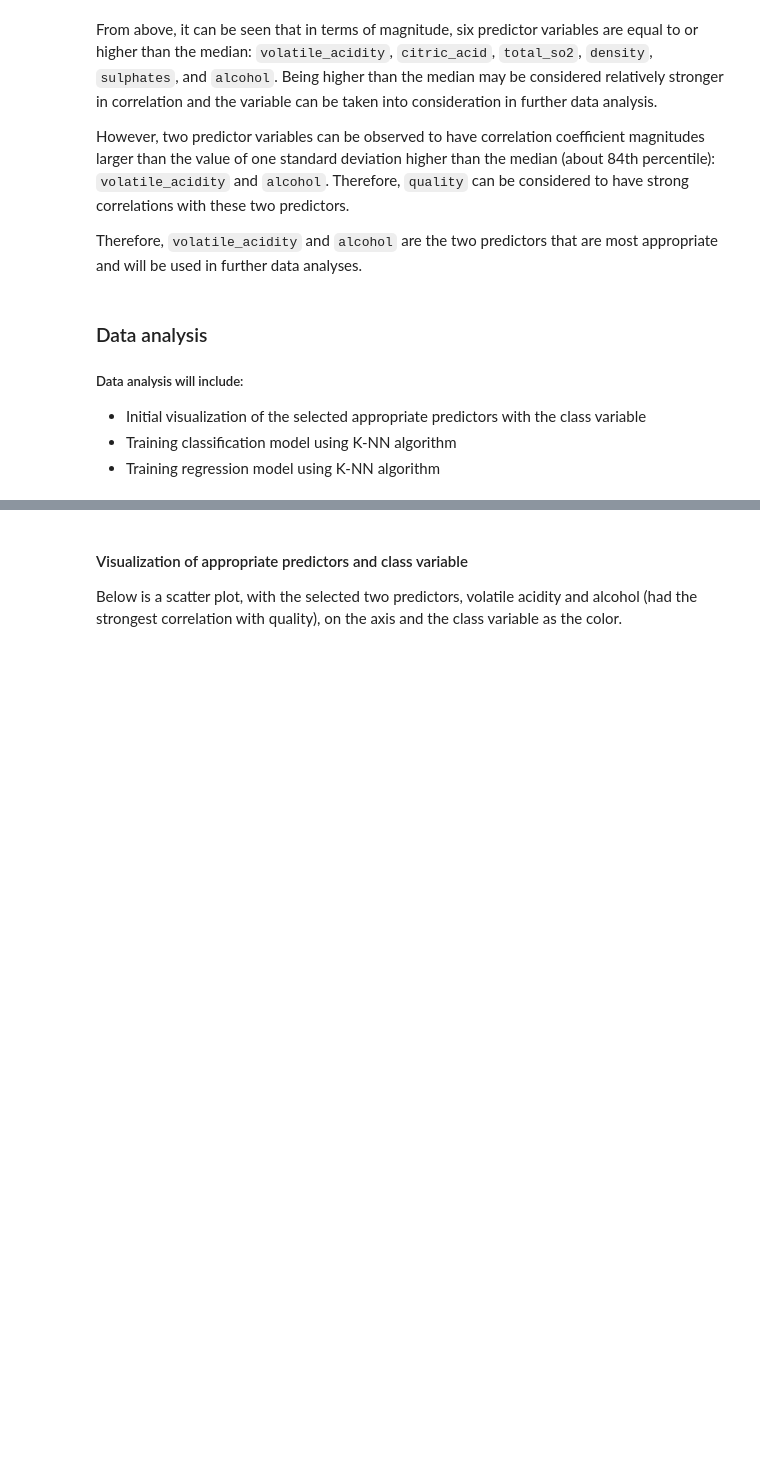
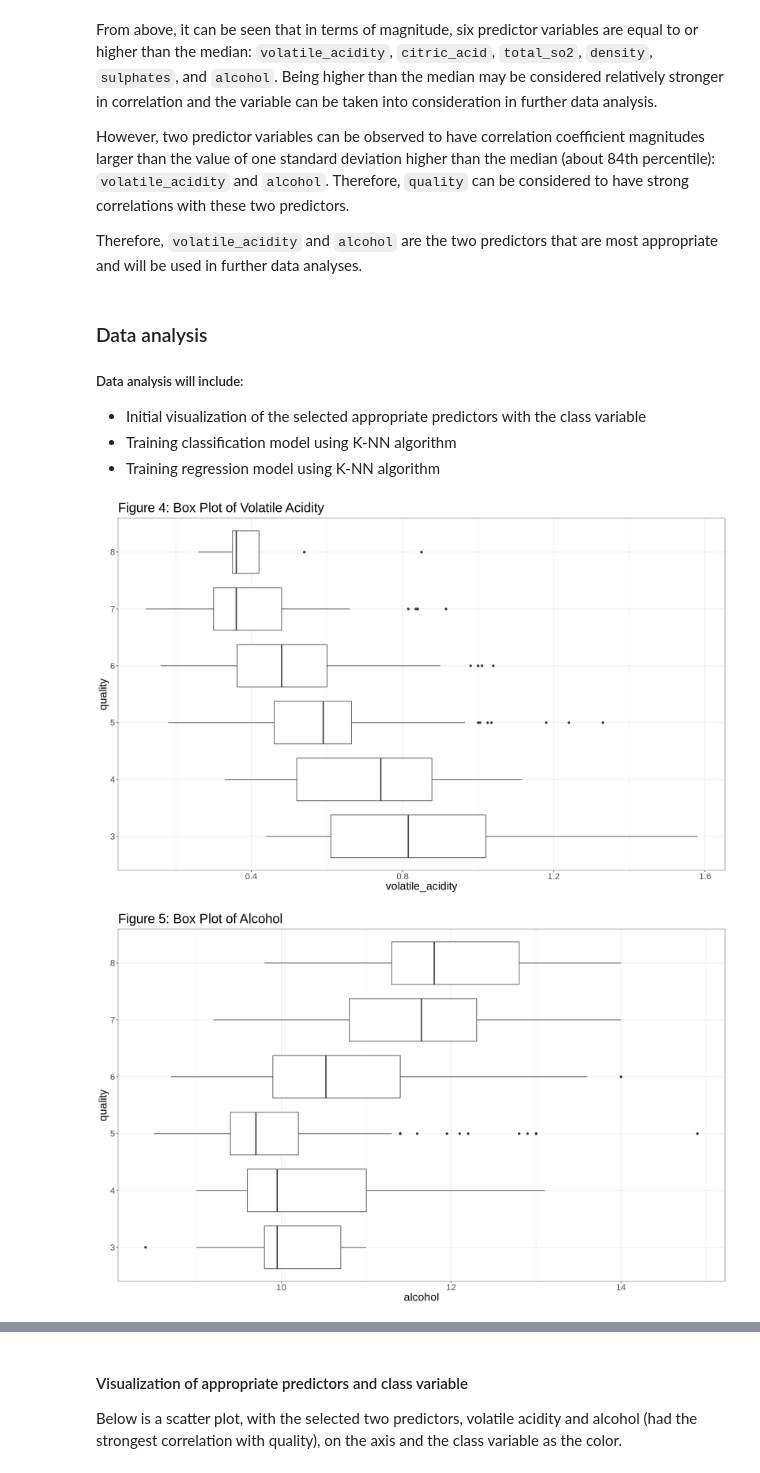
Before and after one commit to j-ackyao/Group-62-project, a Jupyter notebook: group_project_report.ipynb, the cells around one changed output, grey strips where cells are left out. Cells and saved outputs as stored; diff of their text form; code cells hidden in the pictures; blank space fills up the shorter version.

```diff
--- a/group_project_report.ipynb
+++ b/group_project_report.ipynb
@@ -323,3 +341,19 @@ Therefore, `volatile_acidity` and `alcohol` are the two predictors that are most
 - Initial visualization of the selected appropriate predictors with the class variable
 - Training classification model using K-NN algorithm
 - Training regression model using K-NN algorithm
+# %%
+volatile_acidity_plot <- ggplot(data=red_training_data, mapping = aes(x = volatile_acidity, y = quality)) +
+  geom_boxplot() +
+  theme_bw() +
+    ggtitle("Figure 4: Box Plot of Volatile Acidity") +
+    theme(text = element_text(size = 20))
+alcohol_plot <- ggplot(data=red_training_data, mapping = aes(x = alcohol, y = quality)) +
+  geom_boxplot() +
+  theme_bw() +
+    ggtitle("Figure 5: Box Plot of Alcohol") +
+    theme(text = element_text(size = 20))
+volatile_acidity_plot
+alcohol_plot
+# %% [output]
+[figure, added]
+[figure, added]
```
Also changed, not shown: parts of 17 cells of this notebook.
